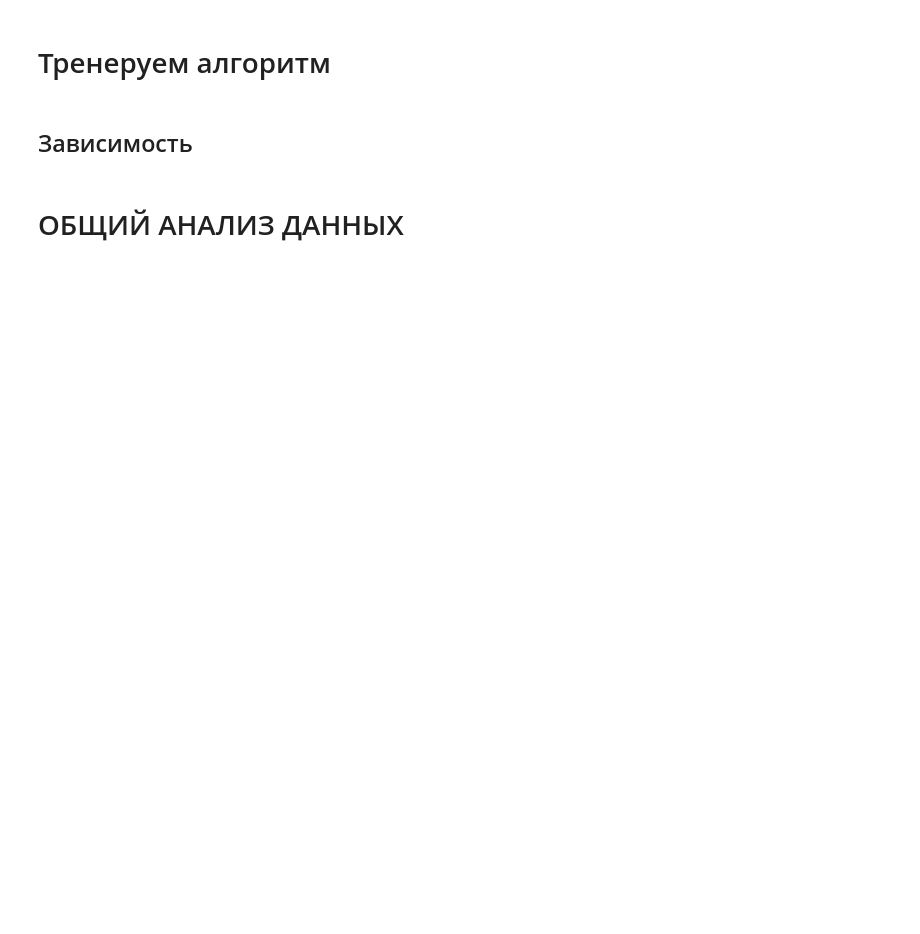
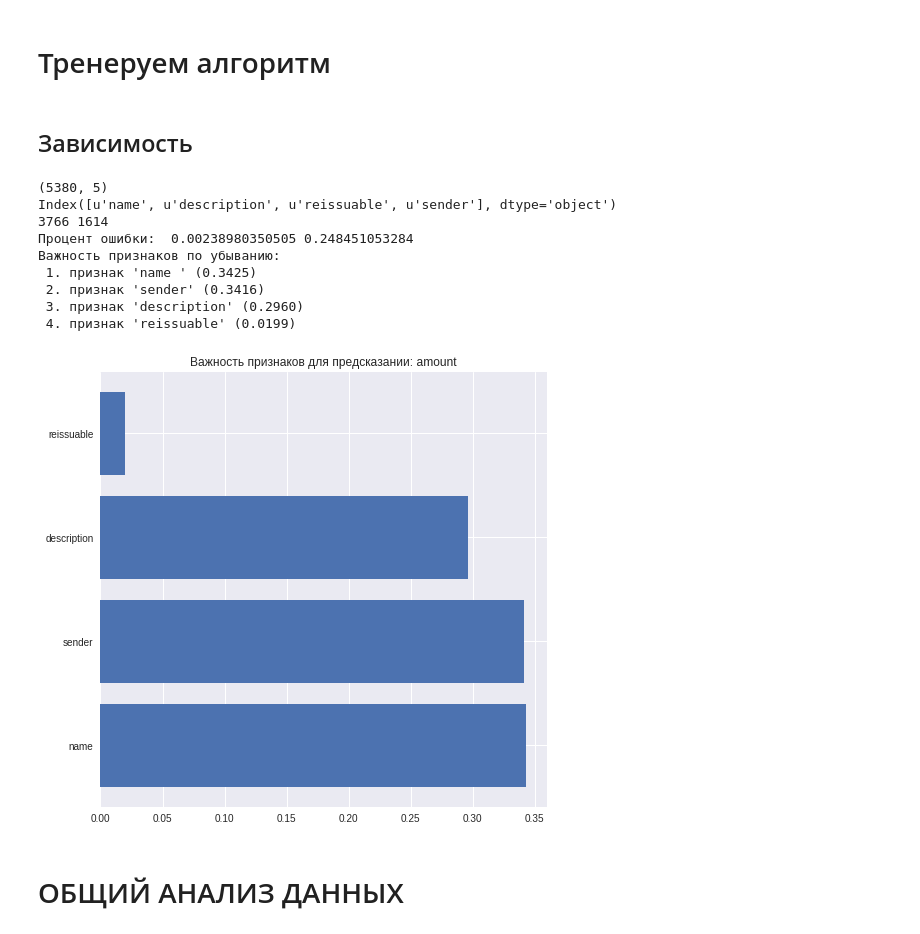
Before and after one commit to life2film/pywavestools, a Jupyter notebook: assets.ipynb, the cells around one changed output. Drawn from its saved outputs; the diff is of its cells as text; code cells hidden in the pictures; blank space fills up the shorter version.

```diff
--- a/assets.ipynb
+++ b/assets.ipynb
@@ -227,7 +247,18 @@ def predskazanie(data,chto=''):
 # %% [markdown]
 ## Зависимость
 # %%
-zavis = predskazanie(data_fit.drop(['id'], axis=1),chto='reissuable')
+zavis = predskazanie(data_fit.drop(['id'], axis=1),chto='amount')
+# %% [output]
+(5380, 5)
+Index([u'name', u'description', u'reissuable', u'sender'], dtype='object')
+3766 1614
+Процент ошибки:  0.00238980350505 0.248451053284
+Важность признаков по убыванию:
+ 1. признак 'name ' (0.3425)
+ 2. признак 'sender' (0.3416)
+ 3. признак 'description' (0.2960)
+ 4. признак 'reissuable' (0.0199)
+[figure, added]
 # %% [markdown]
 # ОБЩИЙ АНАЛИЗ ДАННЫХ
 # %%
```
Also changed, not shown: parts of 11 cells of this notebook, 2 other files.
